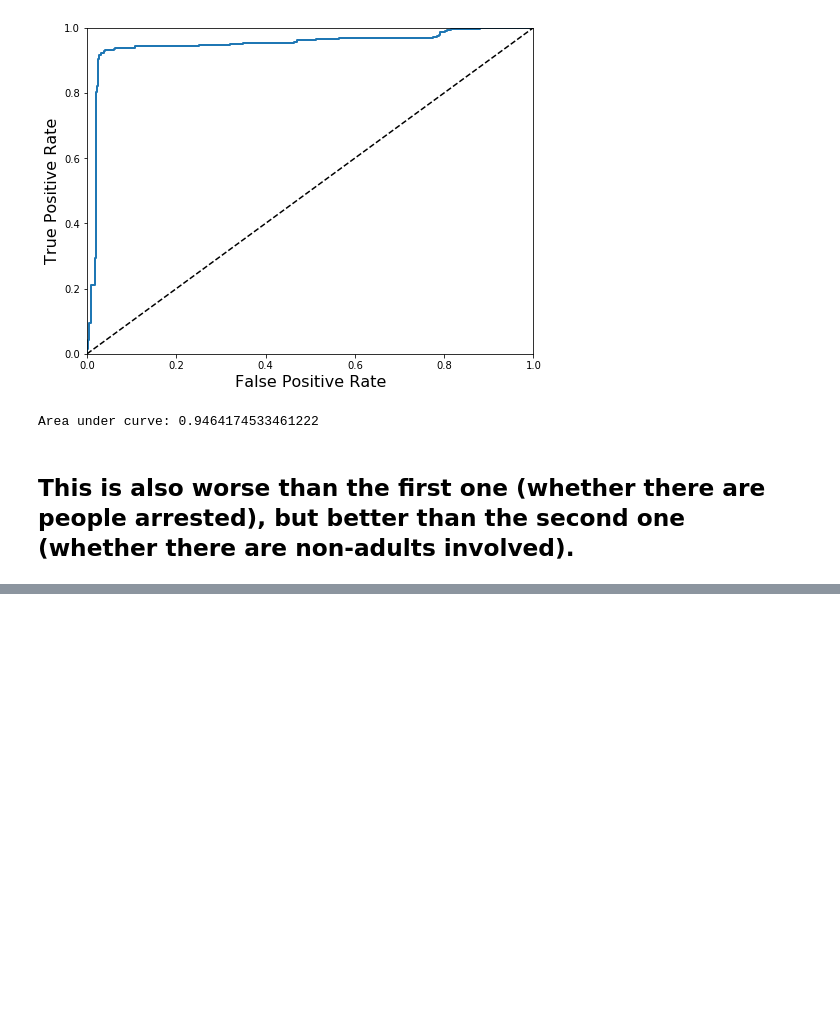
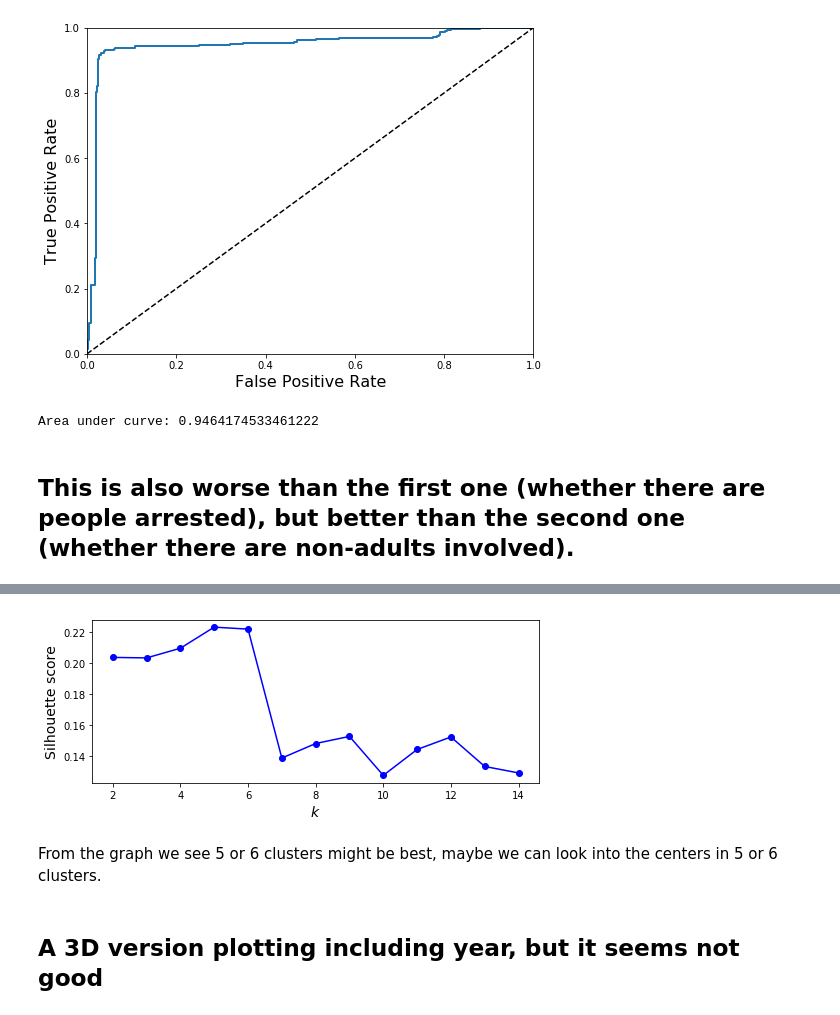
Before and after one commit to AkankshaNichrelay/Analysing-gun-violence-incidents, a Jupyter notebook: main.ipynb, the cells around one changed output, grey strips where cells are left out. Drawn from its saved outputs; the diff is of its cells as text; code cells hidden in the pictures; blank space fills up the shorter version.

```diff
--- a/main.ipynb
+++ b/main.ipynb
@@ -773,0 +798,15 @@ Sum of squared distances of samples to their closest cluster center is: 59546.19
+# %%
+from sklearn.metrics import silhouette_score
+silhouette_scores = [silhouette_score(cluster_data, model.labels_)
+                     for model in kmeans_per_k[1:]]
+plt.figure(figsize=(8, 3))
+plt.plot(range(2, maxk), silhouette_scores, "bo-")
+plt.xlabel("$k$", fontsize=14)
+plt.ylabel("Silhouette score", fontsize=14)
+plt.show()
+# %% [output]
+[figure, added]
+# %% [markdown]
+From the graph we see 5 or 6 clusters might be best, maybe we can look into the centers in 5 or 6 clusters.
+# %% [markdown]
+## A 3D version plotting including year, but it seems not good
```
Also changed, not shown: parts of 16 cells of this notebook.
